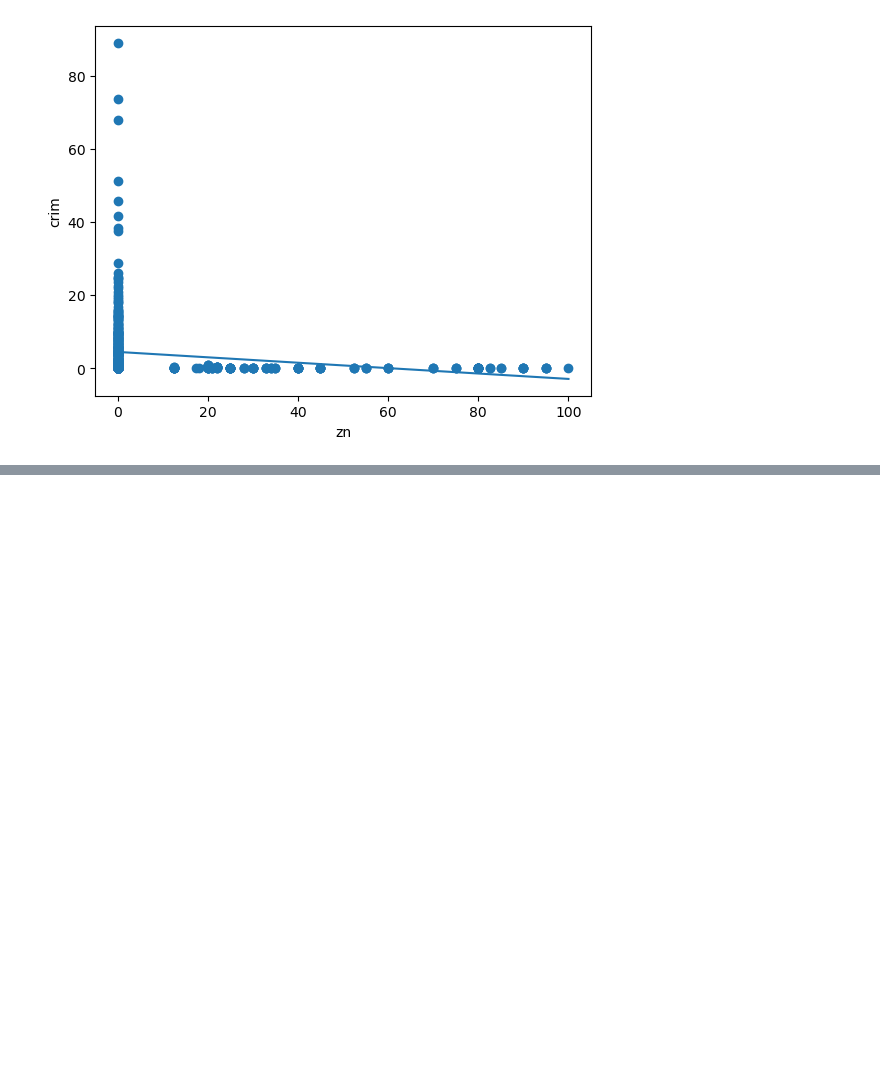
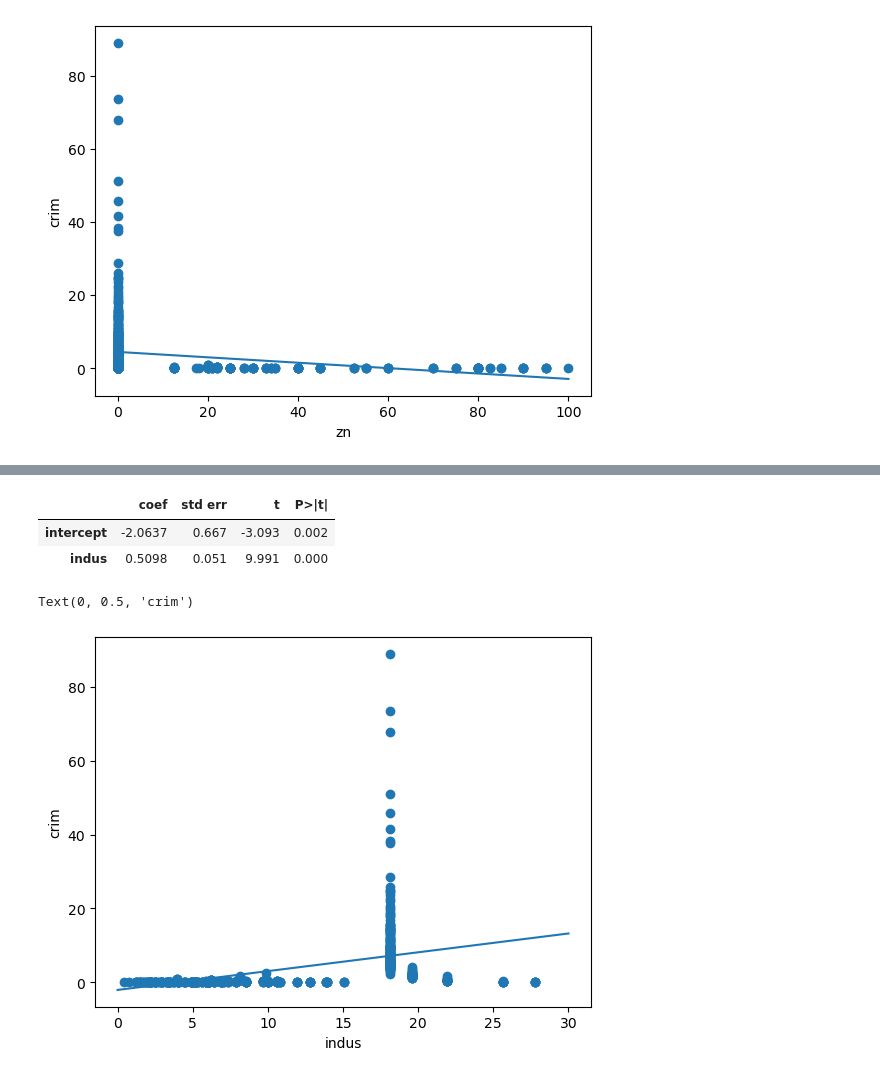
Before and after one commit to carmancater/an-introduction-to-statistical-learning-with-applications-in-python, a Jupyter notebook: Chapter 03 - Linear Regression/Ch 3 Ex 15.ipynb, the cells around one changed output, grey strips where cells are left out. Drawn from its saved outputs; the diff is of its cells as text; code cells hidden in the pictures; blank space fills up the shorter version.

```diff
--- a/Chapter 03 - Linear Regression/Ch 3 Ex 15.ipynb
+++ b/Chapter 03 - Linear Regression/Ch 3 Ex 15.ipynb
@@ -65,0 +104,16 @@ There is a statistically significant association between 'zn' and 'crim', howeve
+# %%
+X = MS(['indus']).fit_transform(df)
+result = sm.OLS(y, X).fit()
+summarize(result)
+# %% [output]
+|  | coef | std err | t | P>|t| |
+| intercept | -2.0637 | 0.667 | -3.093 | 0.002 |
+| indus | 0.5098 | 0.051 | 9.991 | 0.000 |
+# %%
+plt.scatter(df['indus'], y)
+plt.plot([0,30],[-2.0637, -2.0637 + 0.5098*30])
+plt.xlabel('indus')
+plt.ylabel('crim')
+# %% [output]
+Text(0, 0.5, 'crim')
+[figure, added]
```
Also changed, not shown: parts of 20 cells of this notebook.
